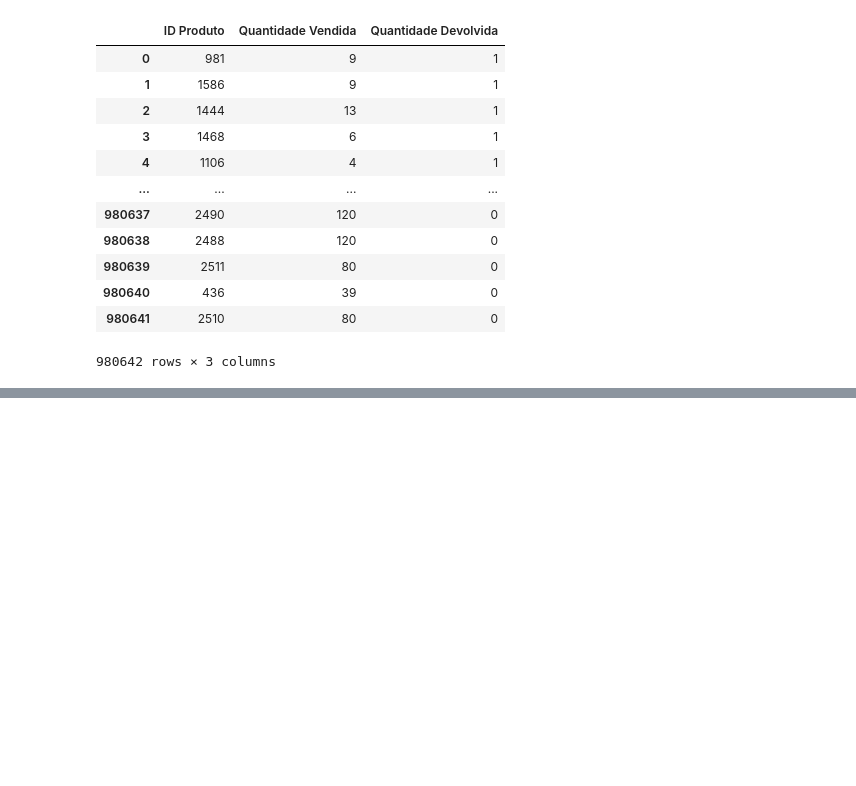
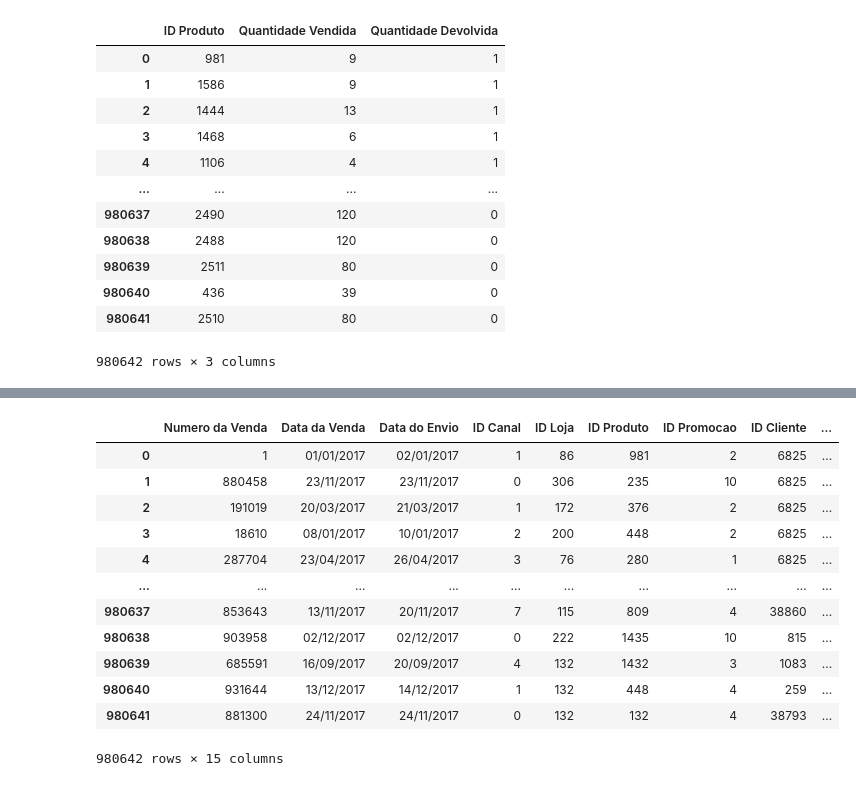
Before and after one commit to Carvalho2099/Python_Pocket, a Jupyter notebook: analise_de_dados_pandas_e_integração_com_excel/Analise de dados com pandas e integracao com excel.ipynb, the cells around one changed output, grey strips where cells are left out. Cells and saved outputs as stored; diff of their text form; code cells hidden in the pictures; blank space fills up the shorter version.

```diff
--- a/analise_de_dados_pandas_e_integração_com_excel/Analise de dados com pandas e integracao com excel.ipynb
+++ b/analise_de_dados_pandas_e_integração_com_excel/Analise de dados com pandas e integracao com excel.ipynb
@@ -157,0 +310,17 @@ produtos_quantidades
+# %%
+vendas_df = vendas_df.rename(columns={'E-mail': 'E-mail Cliente'})
+display(vendas_df)
+# %% [output]
+|  | Numero da Venda | Data da Venda | Data do Envio | ID Canal | ID Loja | ID Produto | ID Promocao | ID Cliente | ... |
+| 0 | 1 | 01/01/2017 | 02/01/2017 | 1 | 86 | 981 | 2 | 6825 | ... |
+| 1 | 880458 | 23/11/2017 | 23/11/2017 | 0 | 306 | 235 | 10 | 6825 | ... |
+| 2 | 191019 | 20/03/2017 | 21/03/2017 | 1 | 172 | 376 | 2 | 6825 | ... |
+| 3 | 18610 | 08/01/2017 | 10/01/2017 | 2 | 200 | 448 | 2 | 6825 | ... |
+| 4 | 287704 | 23/04/2017 | 26/04/2017 | 3 | 76 | 280 | 1 | 6825 | ... |
+| ... | ... | ... | ... | ... | ... | ... | ... | ... | ... |
+| 980637 | 853643 | 13/11/2017 | 20/11/2017 | 7 | 115 | 809 | 4 | 38860 | ... |
+| 980638 | 903958 | 02/12/2017 | 02/12/2017 | 0 | 222 | 1435 | 10 | 815 | ... |
+| 980639 | 685591 | 16/09/2017 | 20/09/2017 | 4 | 132 | 1432 | 3 | 1083 | ... |
+| 980640 | 931644 | 13/12/2017 | 14/12/2017 | 1 | 132 | 448 | 4 | 259 | ... |
+| 980641 | 881300 | 24/11/2017 | 24/11/2017 | 0 | 132 | 132 | 4 | 38793 | ... |
+980642 rows × 15 columns
```
Also changed, not shown: parts of 12 cells of this notebook, 3 other files.
